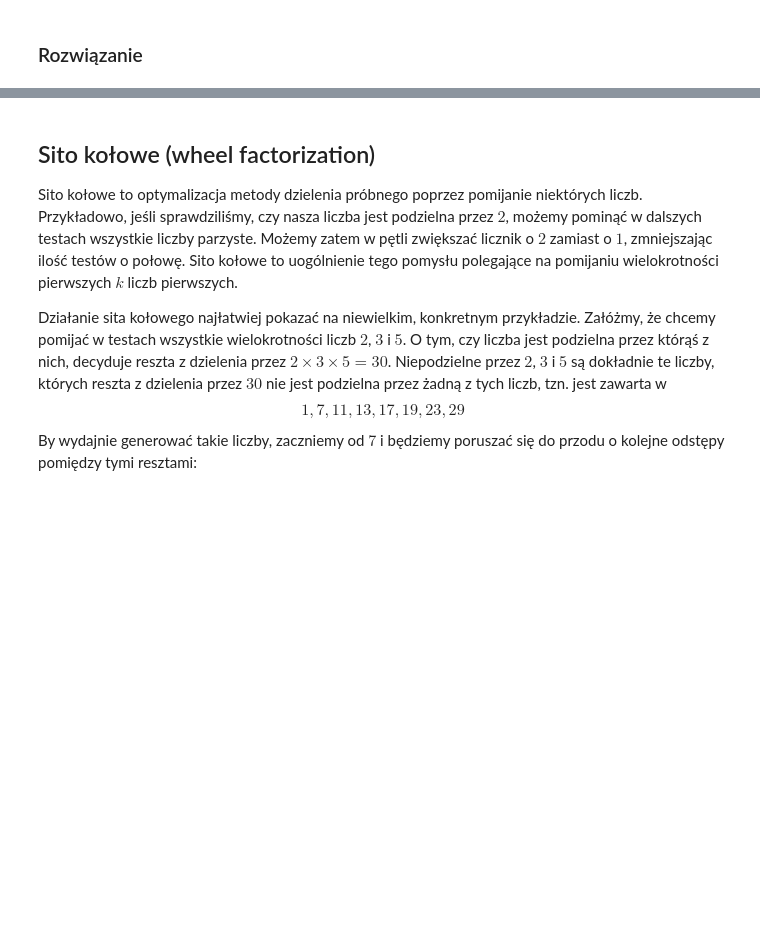
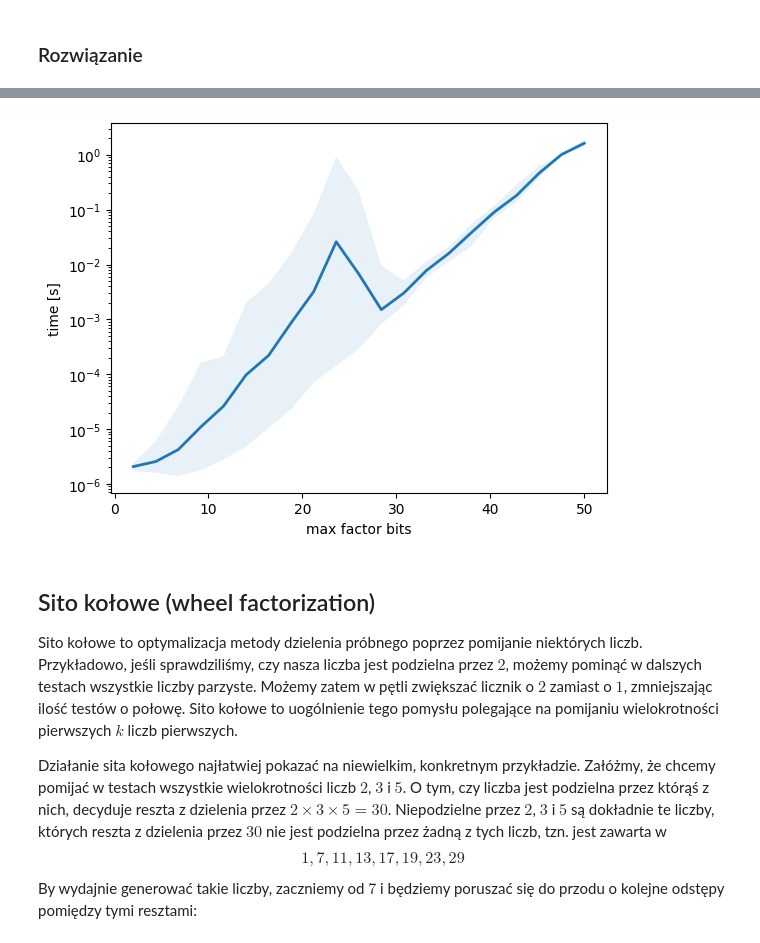
Before and after one commit to rmesek/bi-agh-2026, a Jupyter notebook: lab-factorization.ipynb, the cells around one changed output, grey strips where cells are left out. Saved outputs shown, nothing was run; the diff lists cells and outputs as text; code cells hidden in the pictures; blank space fills up the shorter version.

```diff
--- a/lab-factorization.ipynb
+++ b/lab-factorization.ipynb
@@ -281,3 +299,23 @@ def factor_out_small_primes(n, upto=1000):
+# %%
+data_bins = group_by(results, key, bins)
+
+nonempty = [data for data in data_bins if data]
+mask = np.array([len(data) > 0 for data in data_bins])
+bins = bins[mask]
+
+times = over_time(np.mean)
+times_min = over_time(np.min)
+times_max = over_time(np.max)
+times_std = over_time(np.std)
+# %%
+fig, ax = plt.subplots()
+ax.semilogy(bins, times, linewidth=2)
+ax.fill_between(bins, times_min, times_max, alpha=0.1)
+ax.set_xlabel("max factor bits")
+ax.set_ylabel("time [s]")
+plt.show()
+# %% [output]
+[figure, added]
 # %% [markdown]
 ## Sito kołowe (wheel factorization)
 
```
Also changed, not shown: parts of 7 cells of this notebook.
